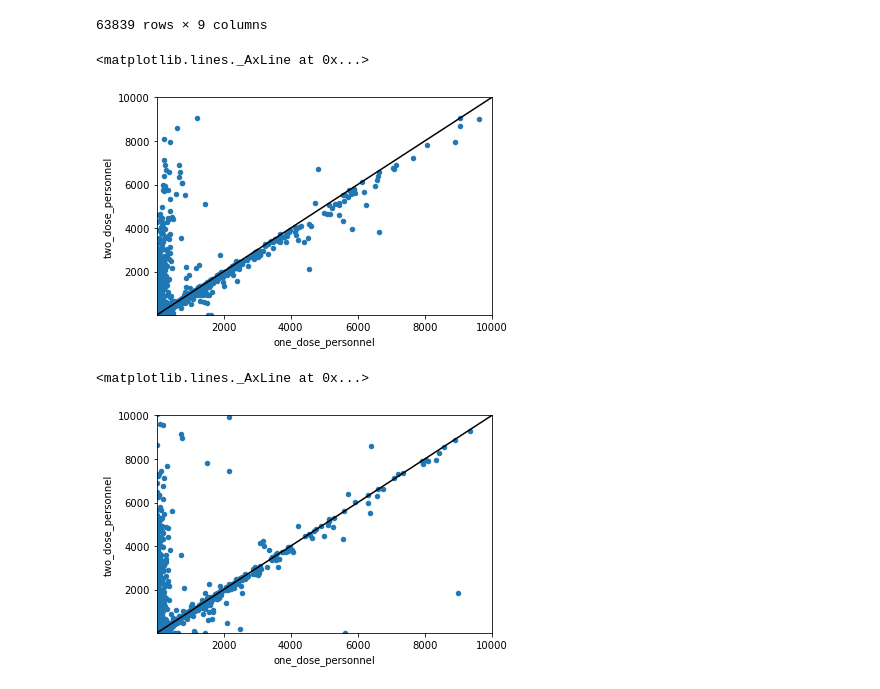
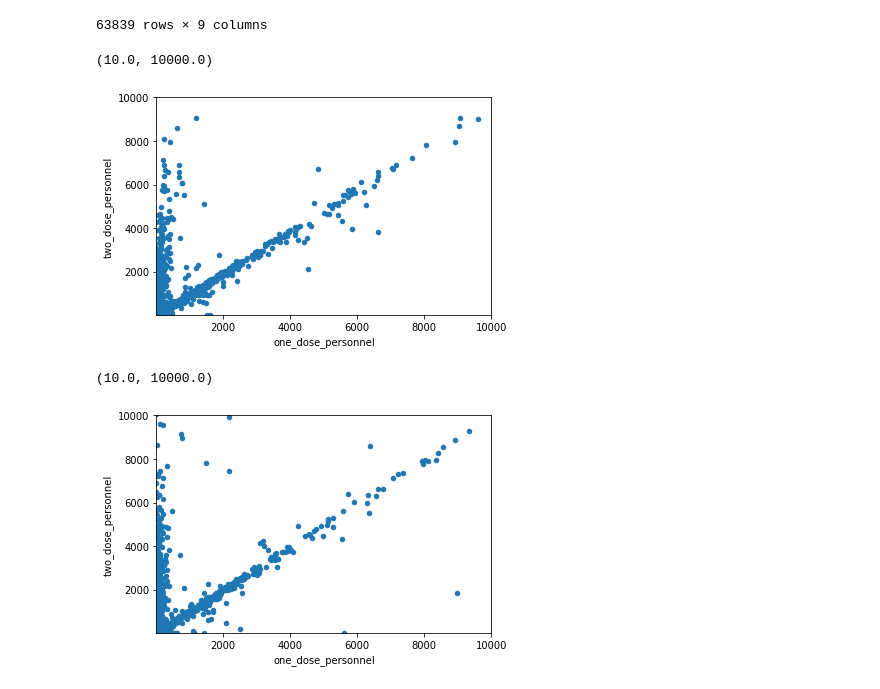
Before and after one commit to aday651/comp-journal, a Jupyter notebook: covid-data-quality/wrangling.ipynb, the cells around one changed output. Saved outputs shown, nothing was run; the diff lists cells and outputs as text; code cells hidden in the pictures.

```diff
--- a/covid-data-quality/wrangling.ipynb
+++ b/covid-data-quality/wrangling.ipynb
@@ -161,3 +248,6 @@ county_covid_df = pd.read_pickle('county_covid.pkl')
+# %%
+survey_results_df = gpd.read_file('/content/survey_results.geojson')
+county_covid_df = gpd.read_file('/content/county_covid.geojson')
 # %%
 # Replacing suppressed values with 0 for purposes of calculation
 survey_results_df = survey_results_df.replace(-999999, 0)
@@ -166,4 +256,4 @@ obs_data = survey_results_df.dropna(
     subset = ['no_dose_personnel', 'one_dose_personnel', 'two_dose_personnel']
 )
 
-obs_data
+obs_data = pd.DataFrame(obs_data)
@@ -239,15 +315,14 @@ obs_data[obs_data['one_dose_personnel'] < obs_data['two_dose_personnel']]
 # %%
 ax = obs_data[obs_data['collection_week'] == '2021-04-02'].plot.scatter(
     x = 'one_dose_personnel',
     y = 'two_dose_personnel'
 )
 
 ax.set_xlim(10, 10000)
 ax.set_ylim(10, 10000)
-ax.axline((1, 1), slope=1, c='k')
 # %% [output]
-<matplotlib.lines._AxLine at 0x...>
+(10.0, 10000.0)
-[figure, old version]
+[figure, new version]
 # %%
 ax = obs_data[obs_data['collection_week'] == '2022-01-14'].plot.scatter(
     x = 'one_dose_personnel',
@@ -256,10 +331,9 @@ ax = obs_data[obs_data['collection_week'] == '2022-01-14'].plot.scatter(
 
 ax.set_xlim(10, 10000)
 ax.set_ylim(10, 10000)
-ax.axline((1, 1), slope=1, c='k')
 # %% [output]
-<matplotlib.lines._AxLine at 0x...>
+(10.0, 10000.0)
-[figure, old version]
+[figure, new version]
 # %%
 # Is the coding error consistent across hospitals?
 obs_data['correct_coding'] = np.where(obs_data['one_dose_personnel'] > obs_data['two_dose_personnel'], 1, 0)
```
Also changed, not shown: parts of 31 cells of this notebook.
